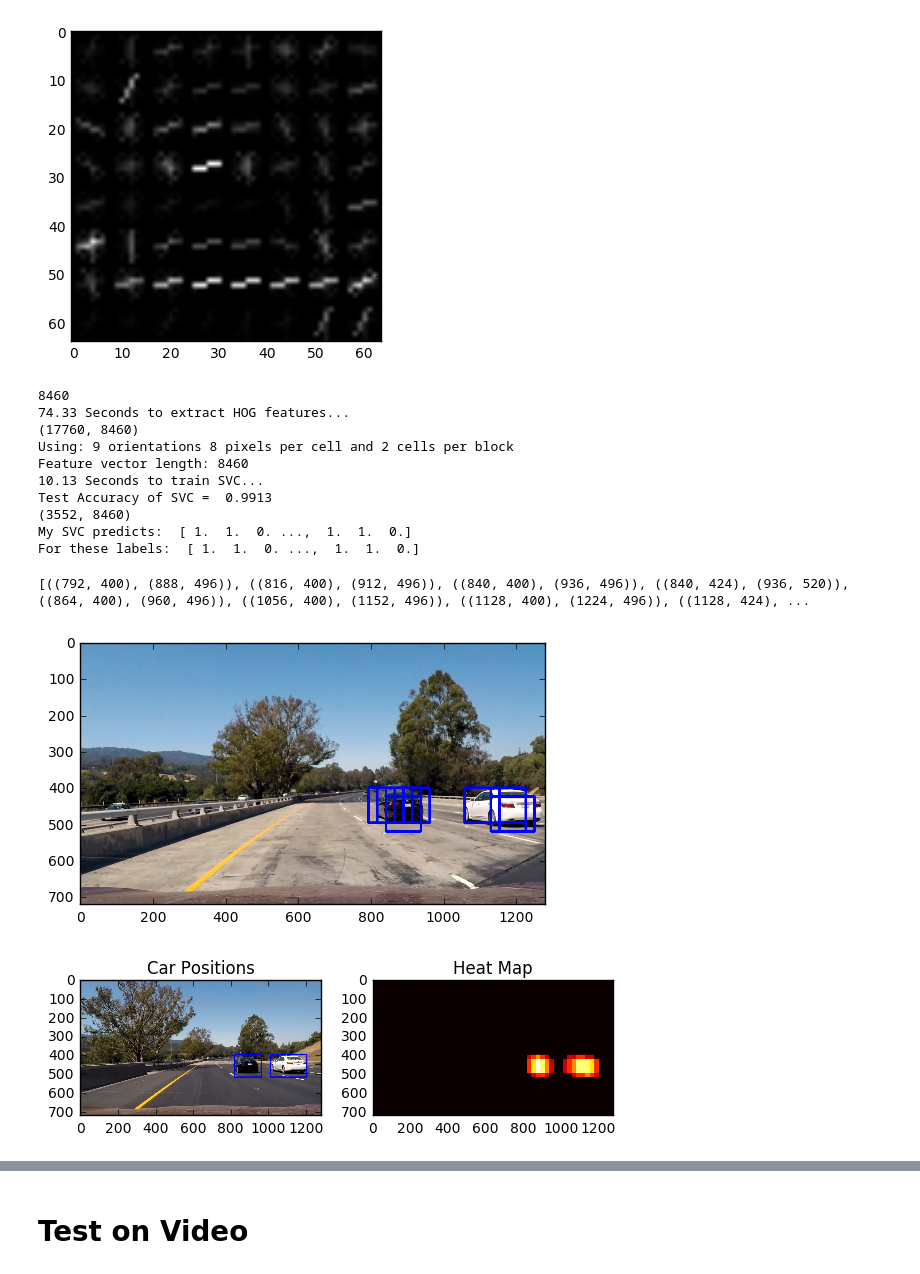
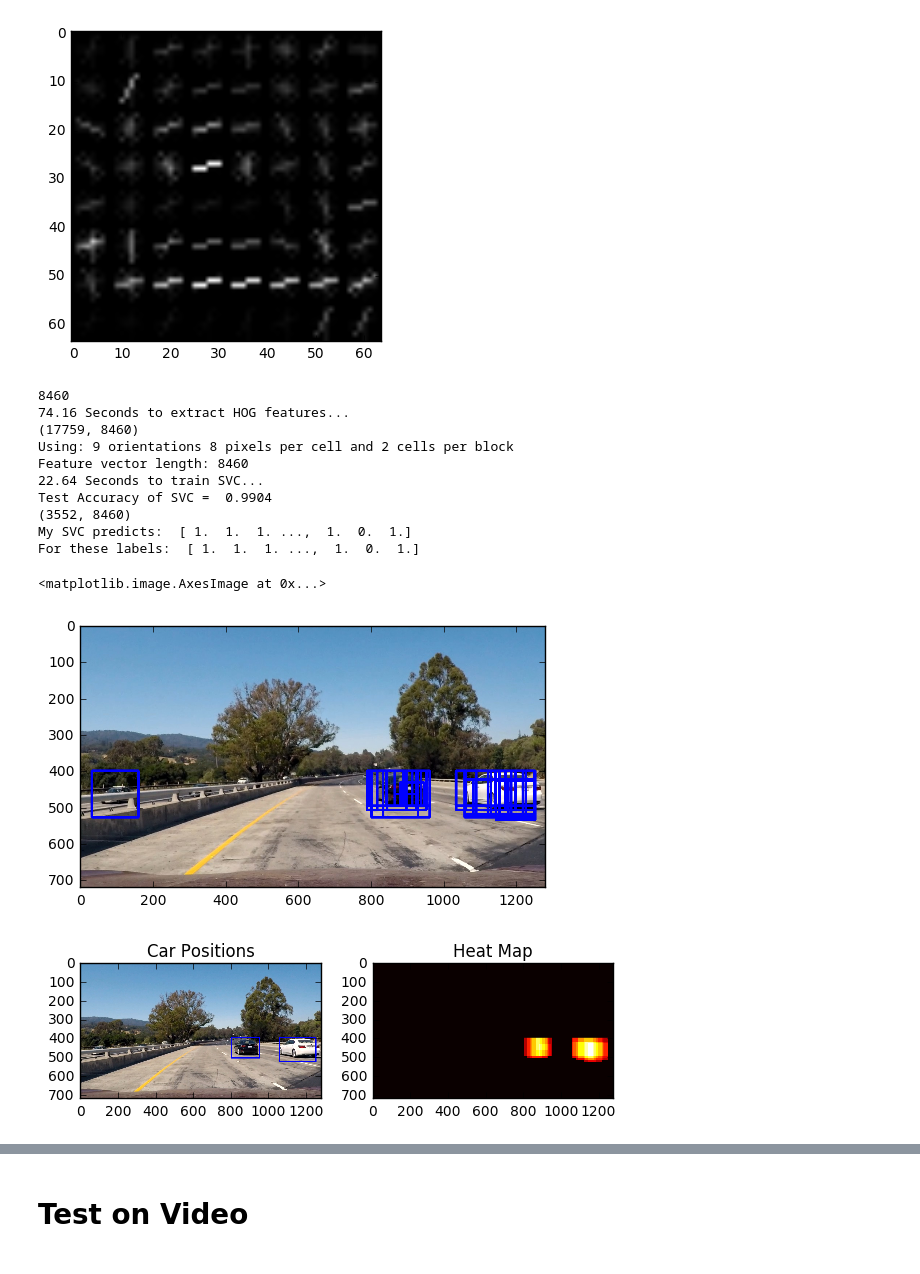
Before and after one commit to SamSamskies/CarND-Vehicle-Detection, a Jupyter notebook: vehicle_detection.ipynb, the cells around one changed output, grey strips where cells are left out. Drawn from its saved outputs; the diff is of its cells as text; code cells hidden in the pictures.

Commit message:
Trying to boxes at different scaling sizes

```diff
--- a/vehicle_detection.ipynb
+++ b/vehicle_detection.ipynb
@@ -216,7 +216,7 @@ plt.imshow(hog_image, cmap='gray')
 [figure]
 [figure]
 # %%
-colorspace = 'YUV' # Can be RGB, HSV, LUV, HLS, YUV, YCrCb
+colorspace = 'YCrCb' # Can be RGB, HSV, LUV, HLS, YUV, YCrCb
 orient = 9
 pix_per_cell = 8
 cell_per_block = 2
@@ -267,15 +267,15 @@ print('My SVC predicts: ', svc.predict(X_test))
 print('For these labels: ', y_test)
 # %% [output]
 8460
-74.33 Seconds to extract HOG features...
-(17760, 8460)
+74.16 Seconds to extract HOG features...
+(17759, 8460)
 Using: 9 orientations 8 pixels per cell and 2 cells per block
 Feature vector length: 8460
-10.13 Seconds to train SVC...
-Test Accuracy of SVC =  0.9913
+22.64 Seconds to train SVC...
+Test Accuracy of SVC =  0.9904
 (3552, 8460)
-My SVC predicts:  [ 1.  1.  0. ...,  1.  1.  0.]
-For these labels:  [ 1.  1.  0. ...,  1.  1.  0.]
+My SVC predicts:  [ 1.  1.  1. ...,  1.  0.  1.]
+For these labels:  [ 1.  1.  1. ...,  1.  0.  1.]
 # %%
 # save the model
 #pickle.dump({ 'svc': svc, 'scaler': X_scaler }, open('model.p', 'wb'))
@@ -293,7 +293,7 @@ def find_cars(img, scale=1.5, svc=svc, X_scaler=X_scaler, ystart=400, ystop=656,
     img = img.astype(np.float32)/255
 
     img_tosearch = img[ystart:ystop,:,:]
-    ctrans_tosearch = cv2.cvtColor(img_tosearch, cv2.COLOR_RGB2YUV)
+    ctrans_tosearch = cv2.cvtColor(img_tosearch, cv2.COLOR_RGB2YCrCb)
     if scale != 1:
         imshape = ctrans_tosearch.shape
         ctrans_tosearch = cv2.resize(ctrans_tosearch, (np.int(imshape[1]/scale), np.int(imshape[0]/scale)))
@@ -351,18 +351,18 @@ def find_cars(img, scale=1.5, svc=svc, X_scaler=X_scaler, ystart=400, ystop=656,
                 p1 = (xbox_left, ytop_draw+ystart)
                 p2 = (xbox_left+win_draw,ytop_draw+win_draw+ystart)
                 bboxes.append((p1, p2))
-                cv2.rectangle(draw_img, p1, p2, (0,0,255), 6)
 
-    return draw_img, bboxes
+    return bboxes
 # %%
 image = mpimg.imread('test_images/test1.jpg')
-out_img, bboxes = find_cars(image, scale=1.5)
+scales = [1, 1.5, 1.7, 2]
+bboxes = sum([find_cars(image, scale=scale) for scale in scales], [])
+out_img = draw_boxes(image, bboxes)
 plt.figure()
 plt.imshow(out_img)
-print(bboxes)
 # %% [output]
-[((792, 400), (888, 496)), ((816, 400), (912, 496)), ((840, 400), (936, 496)), ((840, 424), (936, 520)), ((864, 400), (960, 496)), ((1056, 400), (1152, 496)), ((1128, 400), (1224, 496)), ((1128, 424), ...
+<matplotlib.image.AxesImage at 0x...>
-[figure, old version]
+[figure, new version]
 # %%
 def add_heat(heatmap, bbox_list):
     # Iterate through list of bboxes
@@ -399,28 +399,28 @@ def draw_labeled_bboxes(img, labels):
 # %%
 # draw heat map
 
 # Add heat to each box in box list
 heat = add_heat(np.zeros_like(image[:,:,0]).astype(np.float), bboxes)
 
 # Apply threshold to help remove false positives
-heat = apply_threshold(heat, 1)
+heat = apply_threshold(heat, 2)
 
 # Visualize the heatmap when displaying
 heatmap = np.clip(heat, 0, 255)
 
 # Find final boxes from heatmap using label function
 labels = label(heatmap)
 draw_img = draw_labeled_bboxes(np.copy(image), labels)
 
 fig = plt.figure()
 plt.subplot(121)
 plt.imshow(draw_img)
 plt.title('Car Positions')
 plt.subplot(122)
 plt.imshow(heatmap, cmap='hot')
 plt.title('Heat Map')
 fig.tight_layout()
 # %% [output]
-[figure, old version]
+[figure, new version]
 # %%
 def process_image(img):
```
Also changed, not shown: parts of 5 cells of this notebook.
